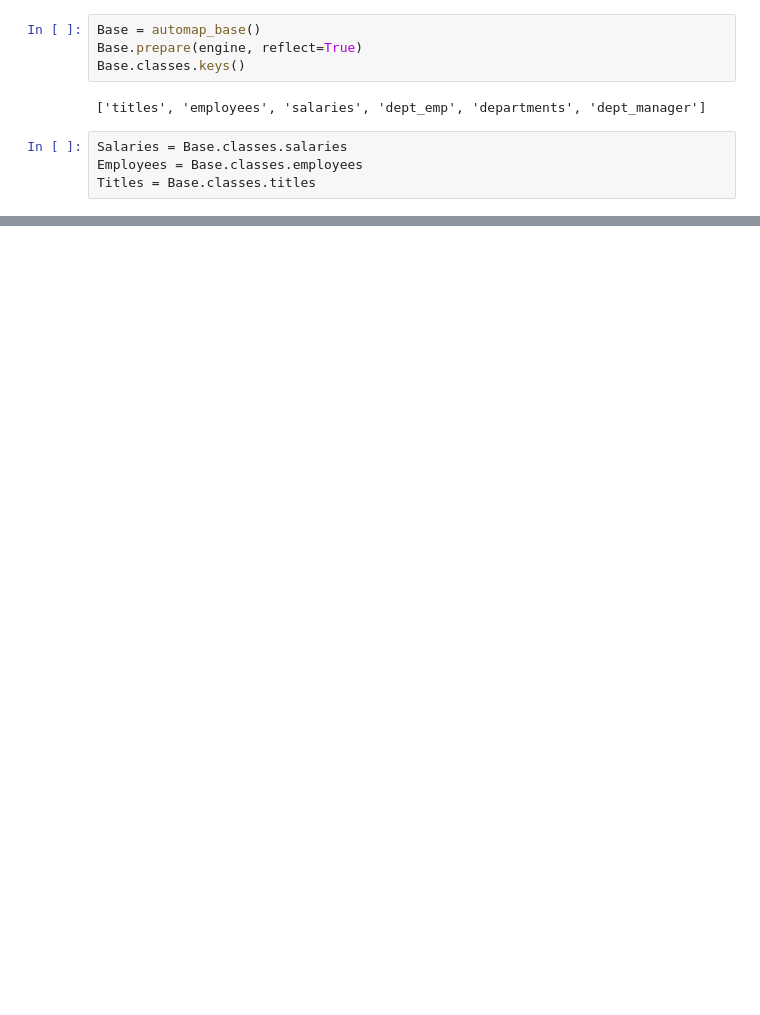
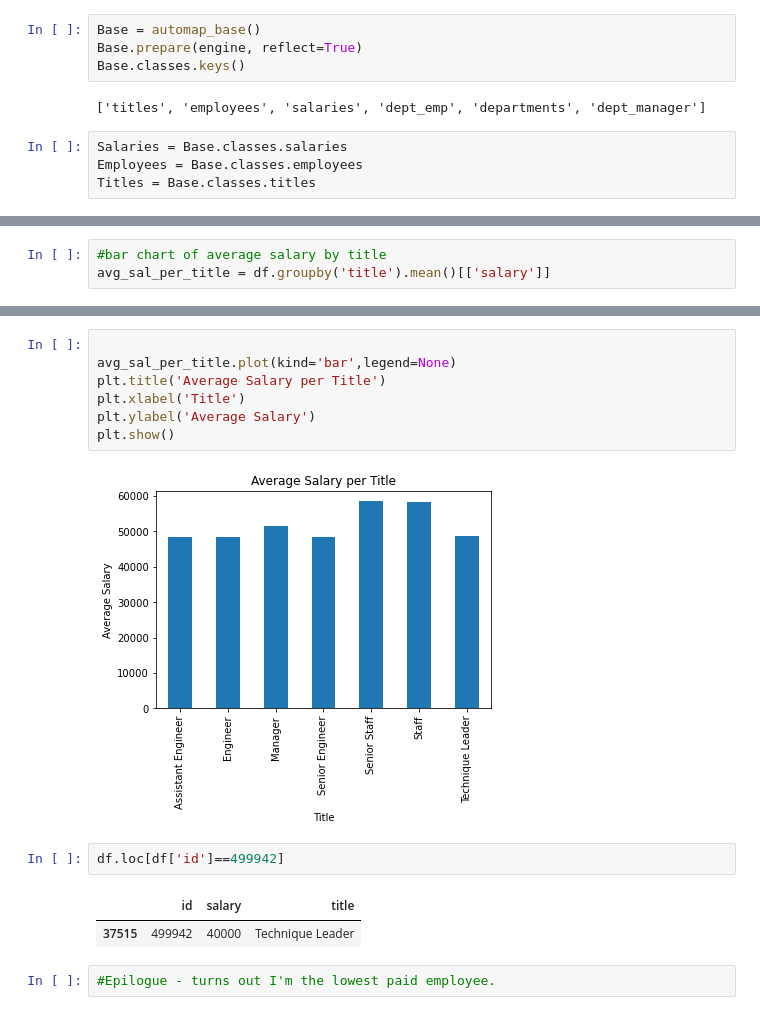
Before and after one commit to amerikonnor/sql-challenge, a Jupyter notebook: EmployeeSQL/salary_analysis.ipynb, the cells around one changed output, grey strips where cells are left out. Drawn from its saved outputs; the diff is of its cells as text; blank space fills up the shorter version.

```diff
--- a/EmployeeSQL/salary_analysis.ipynb
+++ b/EmployeeSQL/salary_analysis.ipynb
@@ -34,0 +59,3 @@ df.head()
+# %%
+#bar chart of average salary by title
+avg_sal_per_title = df.groupby('title').mean()[['salary']]
@@ -34,0 +72,16 @@ df.head()
+# %%
+
+avg_sal_per_title.plot(kind='bar',legend=None)
+plt.title('Average Salary per Title')
+plt.xlabel('Title')
+plt.ylabel('Average Salary')
+plt.show()
+# %% [output]
+[figure, added]
+# %%
+df.loc[df['id']==499942]
+# %% [output]
+|  | id | salary | title |
+| 37515 | 499942 | 40000 | Technique Leader |
+# %%
+#Epilogue - turns out I'm the lowest paid employee.
```
Also changed, not shown: parts of 7 cells of this notebook.
